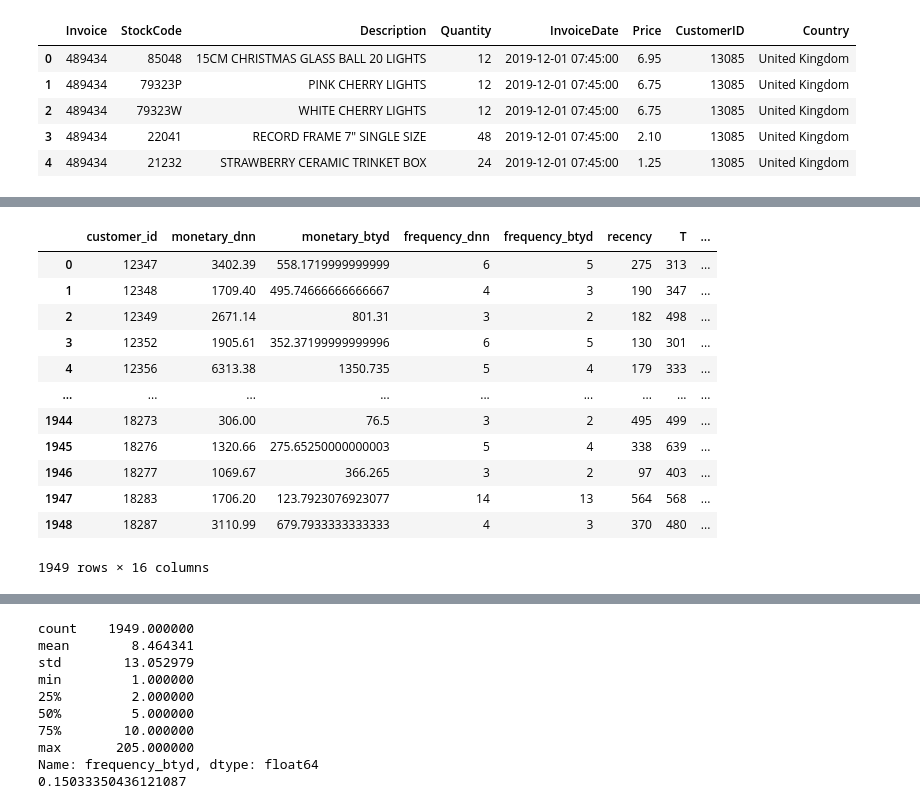
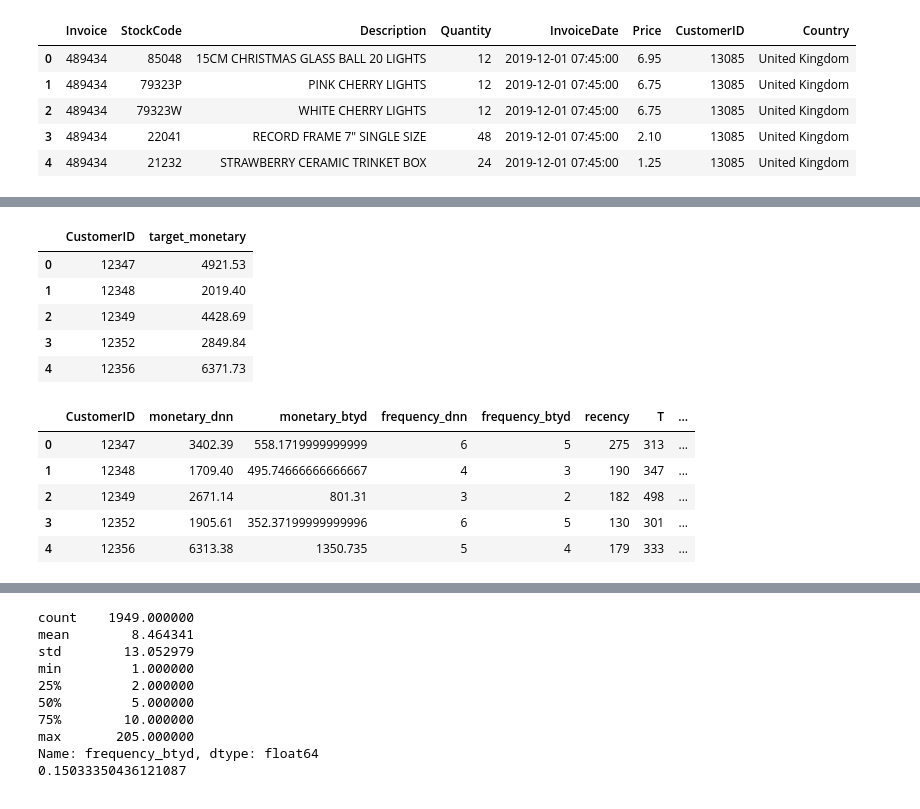
Before and after one commit to mahapara2411/Sentiment-Analysis, a Jupyter notebook: CLV_CUSTOMER_SEGMENTATION.ipynb, the cells around one changed output, grey strips where cells are left out. Drawn from its saved outputs; the diff is of its cells as text; code cells hidden in the pictures.

```diff
--- a/CLV_CUSTOMER_SEGMENTATION.ipynb
+++ b/CLV_CUSTOMER_SEGMENTATION.ipynb
@@ -75,3 +113,4 @@ t3.columns = ['customer_id','order_date','order_value','order_qty_articles']
 # %%
-first_order = t3.groupby('customer_id').agg({'order_date':'min'}).reset_index()
-first_order.columns = ['customer_id','order_date_min']
+first_order = t3.groupby('CustomerID').agg({'date':'min'}).reset_index()
+first_order.columns = ['CustomerID','date_min']
+first_order.head()
@@ -78,4 +124,5 @@ first_order.columns = ['customer_id','order_date_min']
 # %%
-t4 = pd.merge(t3,first_order,on='customer_id',how='inner')
-t4['order_value_btyd'] = np.where(t4['order_date_min']==t4['order_date'],0,t4['order_value'])
-t4 = t4[t4['order_date']<=threshold_date]
+t4 = pd.merge(t3,first_order,on='CustomerID',how='inner')
+t4['order_value_btyd'] = np.where(t4['date_min']==t4['date'],0,t4['TotalPrice'])
+t4 = t4[t4['date']<=threshold_date]
+t4.head()
@@ -82,15 +136,16 @@ t4 = t4[t4['order_date']<=threshold_date]
 # %%
 def aggregations(x):
     d = {}
-    d['monetary_dnn'] = x['order_value'].sum()
-    d['cnt_orders'] = x['order_date'].nunique()
+    d['monetary_dnn'] = x['TotalPrice'].sum()
+    d['cnt_orders'] = x['date'].nunique()
     d['monetary_btyd'] = np.where(d['cnt_orders']==1,0,x['order_value_btyd'].sum()/(d['cnt_orders']-1))
-    d['recency'] = (x['order_date'].max()-x['order_date'].min()).days
-    d['T'] = (threshold_date-x['order_date'].min()).days
-    d['avg_basket_size'] = x['order_qty_articles'].mean()
-    d['avg_basket_value'] = x['order_value'].mean()
-    d['cnt_returns'] = np.where(x['order_value']<0,1,0).sum()
+    d['recency'] = (x['date'].max()-x['date'].min()).days
+    d['T'] = (threshold_date-x['date'].min()).days
+    d['avg_basket_size'] = x['Quantity'].mean()
+    d['avg_basket_value'] = x['TotalPrice'].mean()
+    d['cnt_returns'] = np.where(x['TotalPrice']<0,1,0).sum()
     return pd.Series(d, index=['monetary_dnn','cnt_orders','monetary_btyd','recency','T','avg_basket_size',
                                'avg_basket_value','cnt_returns'])
 
-t5 = t4.groupby('customer_id').apply(aggregations).reset_index()
+t5 = t4.groupby('CustomerID').apply(aggregations).reset_index()
+t5.head()
@@ -97,36 +159,37 @@ t5 = t4.groupby('customer_id').apply(aggregations).reset_index()
 # %%
-target = t3.groupby('customer_id').agg({'order_value':'sum'}).reset_index()
-target.columns = ['customer_id','target_monetary']
+target = t3.groupby('CustomerID').agg({'TotalPrice':'sum'}).reset_index()
+target.columns = ['CustomerID','target_monetary']
 target['target_monetary'] = target['target_monetary'].round(2)
+target.head()
+# %% [output]
+|  | CustomerID | target_monetary |
+| 0 | 12347 | 4921.53 |
+| 1 | 12348 | 2019.40 |
+| 2 | 12349 | 4428.69 |
+| 3 | 12352 | 2849.84 |
+| 4 | 12356 | 6371.73 |
 # %%
-t6 = pd.merge(t5,target,on='customer_id',how='inner')
+t6 = pd.merge(t5,target,on='CustomerID',how='inner')
 t6['frequency_btyd'] = t6['cnt_orders']-1
 t6['time_between'] = (t6['recency']/t6['cnt_orders']).round(2)
 t6['avg_basket_value'] = t6['avg_basket_value'].round(2)
 t6['avg_basket_size'] = t6['avg_basket_size'].round(2)
 t6['frequency_dnn'] = t6['cnt_orders']
 t6['has_returned'] = np.where(t6['cnt_returns']>0,1,0)
 t6['frequency_btyd_clipped'] = np.where(t6['cnt_orders']>600,600,t6['cnt_orders'])
 t6['monetary_btyd_clipped'] = np.where(t6['monetary_btyd']>100000,100000,t6['monetary_btyd'])
 t6['target_monetary_clipped'] = np.where(t6['target_monetary']>100000,100000,t6['target_monetary'])
-t6 = t6[['customer_id','monetary_dnn','monetary_btyd','frequency_dnn','frequency_btyd','recency','T',
+t6 = t6[['CustomerID','monetary_dnn','monetary_btyd','frequency_dnn','frequency_btyd','recency','T',
          'time_between','avg_basket_value','avg_basket_size','cnt_returns','has_returned',
          'frequency_btyd_clipped','monetary_btyd_clipped','target_monetary_clipped','target_monetary']]
 t6 = t6[(t6['monetary_dnn']>0)&(t6['monetary_btyd']>0)]
 
-t6
+t6.head()
 # %% [output]
-|  | customer_id | monetary_dnn | monetary_btyd | frequency_dnn | frequency_btyd | recency | T | ... |
+|  | CustomerID | monetary_dnn | monetary_btyd | frequency_dnn | frequency_btyd | recency | T | ... |
 | 0 | 12347 | 3402.39 | 558.1719999999999 | 6 | 5 | 275 | 313 | ... |
 | 1 | 12348 | 1709.40 | 495.74666666666667 | 4 | 3 | 190 | 347 | ... |
 | 2 | 12349 | 2671.14 | 801.31 | 3 | 2 | 182 | 498 | ... |
 | 3 | 12352 | 1905.61 | 352.37199999999996 | 6 | 5 | 130 | 301 | ... |
 | 4 | 12356 | 6313.38 | 1350.735 | 5 | 4 | 179 | 333 | ... |
-| ... | ... | ... | ... | ... | ... | ... | ... | ... |
-| 1944 | 18273 | 306.00 | 76.5 | 3 | 2 | 495 | 499 | ... |
-| 1945 | 18276 | 1320.66 | 275.65250000000003 | 5 | 4 | 338 | 639 | ... |
-| 1946 | 18277 | 1069.67 | 366.265 | 3 | 2 | 97 | 403 | ... |
-| 1947 | 18283 | 1706.20 | 123.7923076923077 | 14 | 13 | 564 | 568 | ... |
-| 1948 | 18287 | 3110.99 | 679.7933333333333 | 4 | 3 | 370 | 480 | ... |
-1949 rows × 16 columns
 # %%
```
Also changed, not shown: parts of 47 cells of this notebook.
